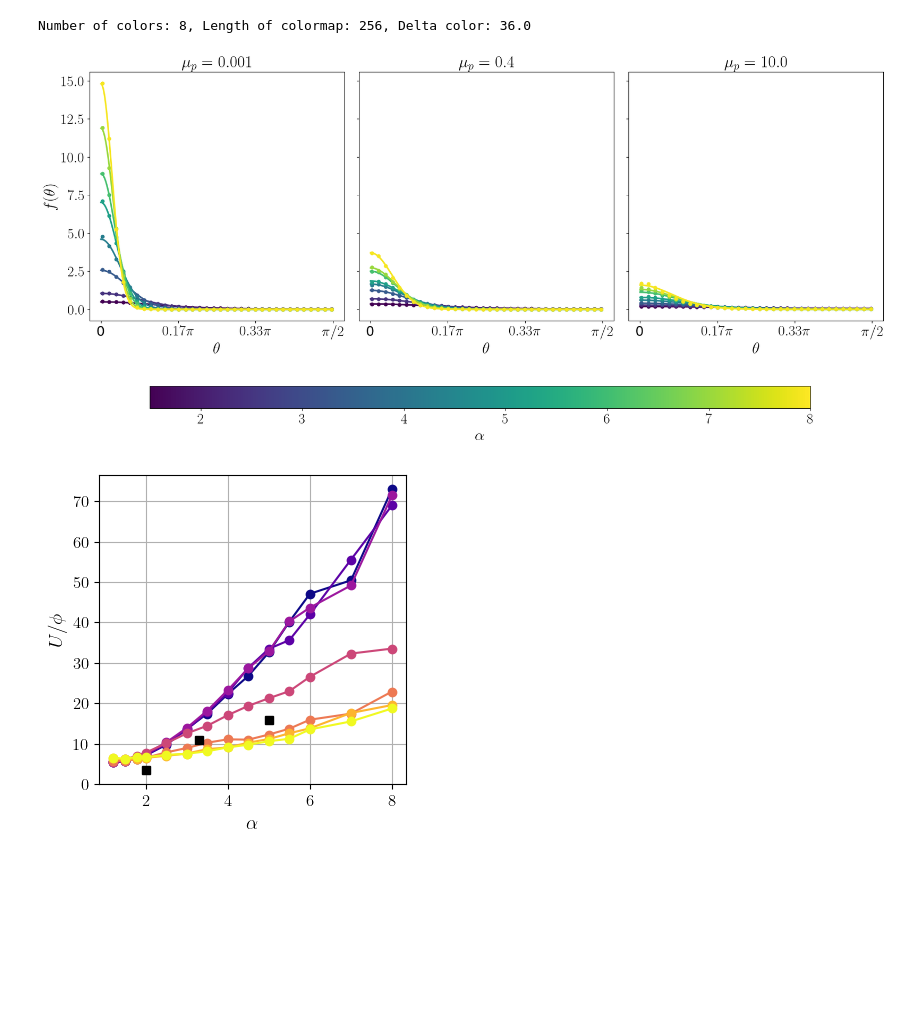
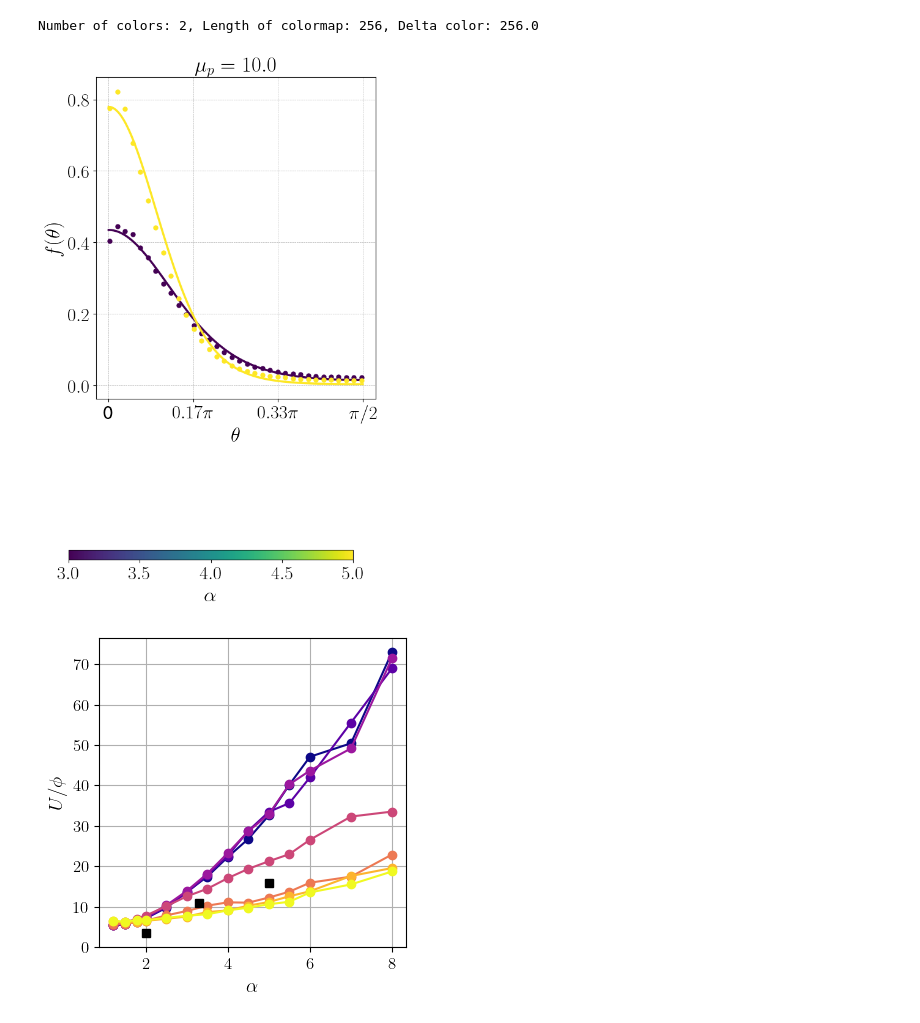
Before and after one commit to JBil8/Data_processing_orientations, a Jupyter notebook: maier_3d.ipynb, the cells around one changed output. Drawn from its saved outputs; the diff is of its cells as text; code cells hidden in the pictures; blank space fills up the shorter version.

```diff
--- a/maier_3d.ipynb
+++ b/maier_3d.ipynb
@@ -42,11 +42,14 @@ def read_pdf_theta(directory, fixed_cof, fixed_I, aspect_ratios):
     S4_tensor = np.zeros((len(aspect_ratios), 3, 3, 3, 3))
     strains = np.zeros((len(aspect_ratios), 3200))
     S2_over_time = np.zeros((len(aspect_ratios), 3200))
+    angle_over_time = np.zeros((len(aspect_ratios), 3200))
     times = np.zeros((len(aspect_ratios), 510))
     oacf = np.zeros((len(aspect_ratios), 510))
     tau_r = np.zeros(len(aspect_ratios))
     A_infty = np.zeros(len(aspect_ratios))
-    omega = np.zeros(len(aspect_ratios))
+    omega = np.zeros((len(aspect_ratios), 3))
+    screening_jeffrey = np.zeros(len(aspect_ratios))
+    error_screening = np.zeros(len(aspect_ratios))
 
     for idx, ap in enumerate(aspect_ratios):
         filename = f'orientation_simple_shear_ap{ap}_cof_{fixed_cof}_I_{fixed_I}.pkl'
@@ -72,16 +75,21 @@ def read_pdf_theta(directory, fixed_cof, fixed_I, aspect_ratios):
                 S4_tensor[idx, :, :, :, :] = file_data['S4']
                 strains[idx, :len(file_data['strains'])] = file_data['strains'] # zeros in the end
                 S2_over_time[idx, :len(file_data['strains'])] = file_data['S2_over_time']
+                angle_over_time[idx, :len(file_data['strains'])] = file_data['angle_over_time']
                 times[idx, :len(file_data['times'])] = file_data['times']
                 oacf[idx, :len(file_data['times'])] = file_data['oacf']
                 tau_r[idx] = file_data['tau_r']
                 A_infty[idx] = file_data['A_infty']
+                omega[idx, :] = file_data['ave_omega']
+                screening_jeffrey[idx] = file_data['screening_jeffrey']
+                error_screening[idx] = file_data['error_screening']
 
 
     os.chdir('..') # return to the original directory
     return (bin_centers, pdf_data, nematic_parameter, biaxiality, theta_d, U_fitted,
              phi, phi_fluctuations, D_r, shear_rate, rmse, n1_diff, n2_diff, p_yy, p_xy,
-               S2_tensor, S4_tensor, strains, S2_over_time, times, oacf, tau_r, A_infty)
+               S2_tensor, S4_tensor, strains, S2_over_time, times, oacf, tau_r, A_infty,
+                omega, screening_jeffrey, error_screening, angle_over_time)
 
 def fit_equilibrium_ODF(measured_thetas, S, U):
     """
@@ -101,7 +109,10 @@ def pi_formatter(x, pos):
     elif np.isclose(frac, 0.5): return r"$\pi/2$"
     else: return fr"${frac:.2f}\pi$"
 # %%
-aspect_ratios = np.array([1.5, 2.0, 3.0, 4.0, 5.0, 6.0, 7.0, 8.0])
+aspect_ratios = np.array([1.2, 1.5, 2.0, 3.0, 4.0, 5.0, 6.0, 7.0, 8.0])
+
+aspect_ratios = np.array([3.0, 5.0])
+
 
 directory = "output_data_hertz"
 # cof = 0.0
@@ -122,9 +133,13 @@ print(f"Number of colors: {num_colors}, Length of colormap: {length_cmap}, Delta
 colors = [cmap(i*int(delta_color)) for i in range(num_colors)]
 
 I=0.1
-cofs = [0.001, 0.4, 10.0]
+cofs = [10.0]
 num_cofs = len(cofs)
 fig, axes = plt.subplots(1, num_cofs, figsize=(6 * num_cofs, 6), sharey=True)
+
+if num_cofs == 1:
+    axes = [axes]
+
 plt.rc('font', size=14)          # controls default text sizes
 plt.rc('axes', titlesize=14)     # fontsize of the axes title
 plt.rc('axes', labelsize=14)     # fontsize of the x and y labels
@@ -137,7 +152,9 @@ for ax, cof in zip(axes, cofs):
     (bin_centers, pdf_data, nematic_parameter, biaxiality,
      theta_d, U_fitted, phi, phi_fluctuations, D_r, shear_rate,
        rmse, n1_diff, n2_diff, p_yy, p_xy, S2_tensor, S4_tensor,
-       strains, S2_over_time, times, oacf, tau_r, A_infty)  = read_pdf_theta(directory, cof, I, aspect_ratios)
+       strains, S2_over_time, times, oacf, tau_r, A_infty,
+       omega, screening_jeffrey, error_screening, angle_over_time
+       )  = read_pdf_theta(directory, cof, I, aspect_ratios)
     for i, ap in enumerate(aspect_ratios):
         fitted_odf = fit_equilibrium_ODF(thetas, nematic_parameter[i], U_fitted[i])
 
@@ -145,35 +162,36 @@ for ax, cof in zip(axes, cofs):
         ax.plot(thetas, fitted_odf, label=f'$\\alpha={ap}$', linestyle='-', linewidth=2.5, color=colors[i])
         ax.plot(bin_centers[i, ::3], pdf_data[i, ::3], 'o', linestyle='', markersize=5, color=colors[i])
 
     ax.set_xlabel('$\\theta$', fontsize=24)
     ax.set_title(f'$\\mu_p = {cof}$', fontsize=25)
     ax.xaxis.set_major_locator(ticker.MultipleLocator(np.pi / 6))
     ax.xaxis.set_major_formatter(ticker.FuncFormatter(pi_formatter))
 # ax.legend(fontsize=20, bbox_to_anchor=(1.05, 1.0), loc='upper left', ncol=1)
 
 # Normalize aspect_ratios (alpha values) to [0, 1] range for colormap
 norm = mcolors.Normalize(vmin=min(aspect_ratios), vmax=max(aspect_ratios))
 sm = cm.ScalarMappable(cmap='viridis', norm=norm)  # use your same colormap
 sm.set_array([])  # Needed only for matplotlib < 3.1
 
 # Add colorbar above the subplots
 cbar = plt.colorbar(sm, ax=axes, orientation='horizontal', fraction=0.3,  aspect=30, anchor=(0.5, -2.5))
 cbar.set_label(r'$\alpha$', fontsize=24)
 cbar.ax.tick_params(labelsize=22)
 
 # Set common Y label
 axes[0].set_ylabel('$f(\\theta)$', fontsize=24)
 
 # Make all tick labels larger
 for ax in axes:
     ax.tick_params(axis='both', labelsize=22)
 
 plt.tight_layout()
+plt.grid(True, which='both', linestyle='--', linewidth=0.5)
 plt.savefig(f"pdf_comparison_Is_{I}.png", dpi=300, bbox_inches='tight')
 plt.show()
 # %% [output]
-Number of colors: 8, Length of colormap: 256, Delta color: 36.0
+Number of colors: 2, Length of colormap: 256, Delta color: 256.0
-[figure, old version]
+[figure, new version]
 # %%
 cofs = [0.0, 0.001, 0.01, 0.1, 0.4, 1.0, 10.0]
 Is = [0.001, 0.0046, 0.0022, 0.01, 0.046, 0.022, 0.1]
```
Also changed, not shown: parts of 18 cells of this notebook, 1 other file.
